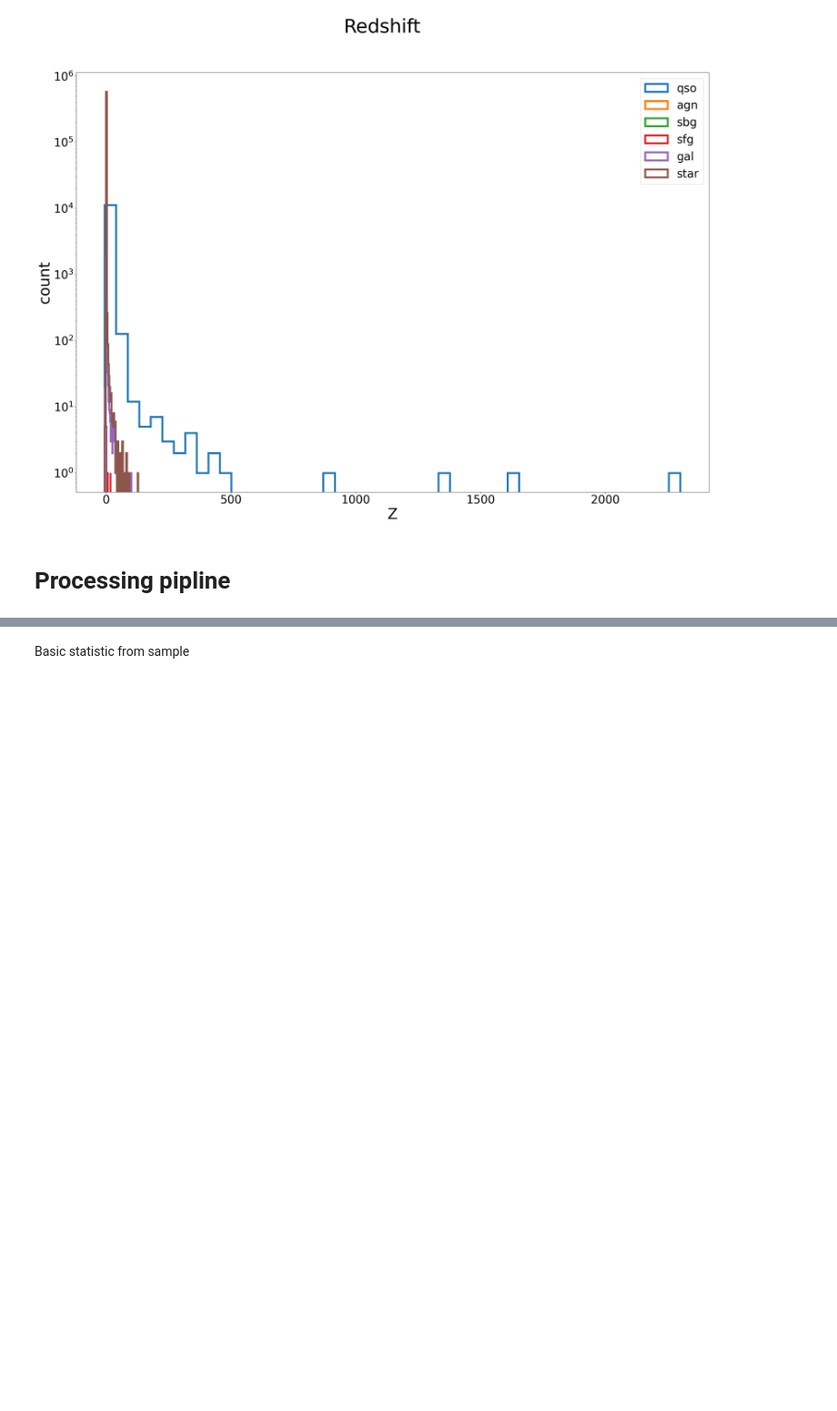
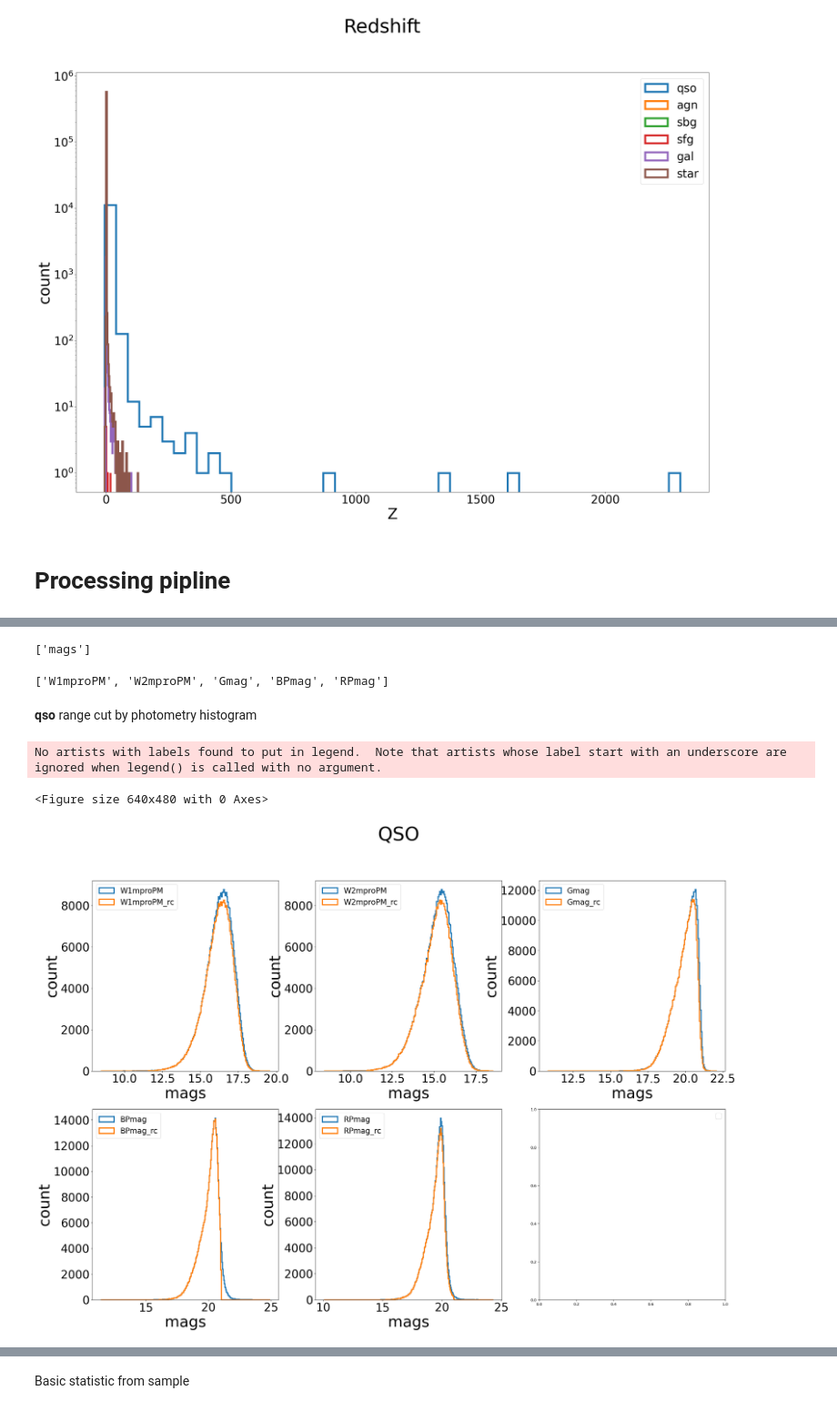
Before and after one commit to lrikozavr/extragalactic_object_locate_with_ml, a Jupyter notebook: export/main.ipynb, the cells around one changed output, grey strips where cells are left out. Shown at 91% size. Saved outputs shown, nothing was run; the diff lists cells and outputs as text; code cells hidden in the pictures; blank space fills up the shorter version.

```diff
--- a/export/main.ipynb
+++ b/export/main.ipynb
@@ -414,7 +418,7 @@ ax = fig.add_subplot(1,1,1)
 fig.suptitle("Redshift", fontsize=50)
 for i, name_class in enumerate(config.name_class):
     #if(not name_class == "star"):
-    Hist1(ax,mass_data_class[i],'Z',name_class, histtype='step', fill=config.picture["hist"]["fill"], lw=5)
+    Histlog(ax,mass_data_class[i],'Z',name_class, histtype='step', fill=config.picture["hist"]["fill"], lw=5)
 ax.legend(prop={'size': 30})
 fig.set_size_inches(30,20)
 #fig.savefig(f"{config.path_pic}/hist/{config.name_sample}_{class_name}_{col}_hist.png")
@@ -471,0 +573,15 @@ data
+# %%
+
+def range_cut(data):
+    features = get_features(["mags"],config)
+    range_cut_pd = pd.DataFrame(columns=["qso"],index=features)
+    for i in range(len(config.features["data"]["photometry"]) // 2):
+        range_cut_pd.loc[features[i], "qso"] = data.shape[0]-data[(data[config.features["data"]["photometry"][i*2]] > config.features["range"]["photometry"][i][0]) & (data[config.features["data"]["photometry"][i*2]] < config.features["range"]["photometry"][i][1])].shape[0]
+    for i in range(len(config.features["data"]["photometry"]) // 2):
+        data = data[(data[config.features["data"]["photometry"][i*2]] > config.features["range"]["photometry"][i][0]) & (data[config.features["data"]["photometry"][i*2]] < config.features["range"]["photometry"][i][1])]
+    print(range_cut_pd)
+    data = data.reset_index(drop=True)
+    return data
+
+data_range_cut = range_cut(data_deredded)
+data_range_cut
@@ -471,0 +609,35 @@ data
+# %%
+from data_process import get_features
+get_features(["mags"],config)
+# %% [output]
+['mags']
+['W1mproPM', 'W2mproPM', 'Gmag', 'BPmag', 'RPmag']
+# %% [markdown]
+<b>qso</b> range cut by photometry histogram
+# %%
+fig=plt.figure()
+fig, axs = plt.subplots(2,3)
+
+features = ['W1mproPM', 'W2mproPM', 'Gmag', 'BPmag', 'RPmag']
+binwidth = 0.05
+
+fig.suptitle("QSO", fontsize=50)
+for i in range(2):
+    for j in range(3):
+        if(i*3 + j < len(features)):
+            Hist(axs[i,j],data_deredded[features[i*3+j]],"mags", features[i*3+j],
+                bins=np.arange(min(data_deredded[features[i*3+j]]), max(data_deredded[features[i*3+j]]) + binwidth, step=binwidth),
+                histtype='step', fill=config.picture["hist"]["fill"], lw=3)
+            Hist(axs[i,j],data_range_cut[features[i*3+j]],"mags", f"{features[i*3+j]}_rc",
+                bins=np.arange(min(data_deredded[features[i*3+j]]), max(data_deredded[features[i*3+j]]) + binwidth, step=binwidth),
+                histtype='step', fill=config.picture["hist"]["fill"], lw=3)
+
+        axs[i,j].legend(prop={'size': 20})
+fig.set_size_inches(30,20)
+#fig.savefig(f"{config.path_pic}/hist/{config.name_sample}_{class_name}_{col}_hist.png")
+#fig.show()
+plt.show()
+# %% [output]
+No artists with labels found to put in legend.  Note that artists whose label start with an underscore are ignored when legend() is called with no argument.
+<Figure size 640x480 with 0 Axes>
+[figure, added]
```
Also changed, not shown: parts of 50 cells of this notebook, 1 other file.
